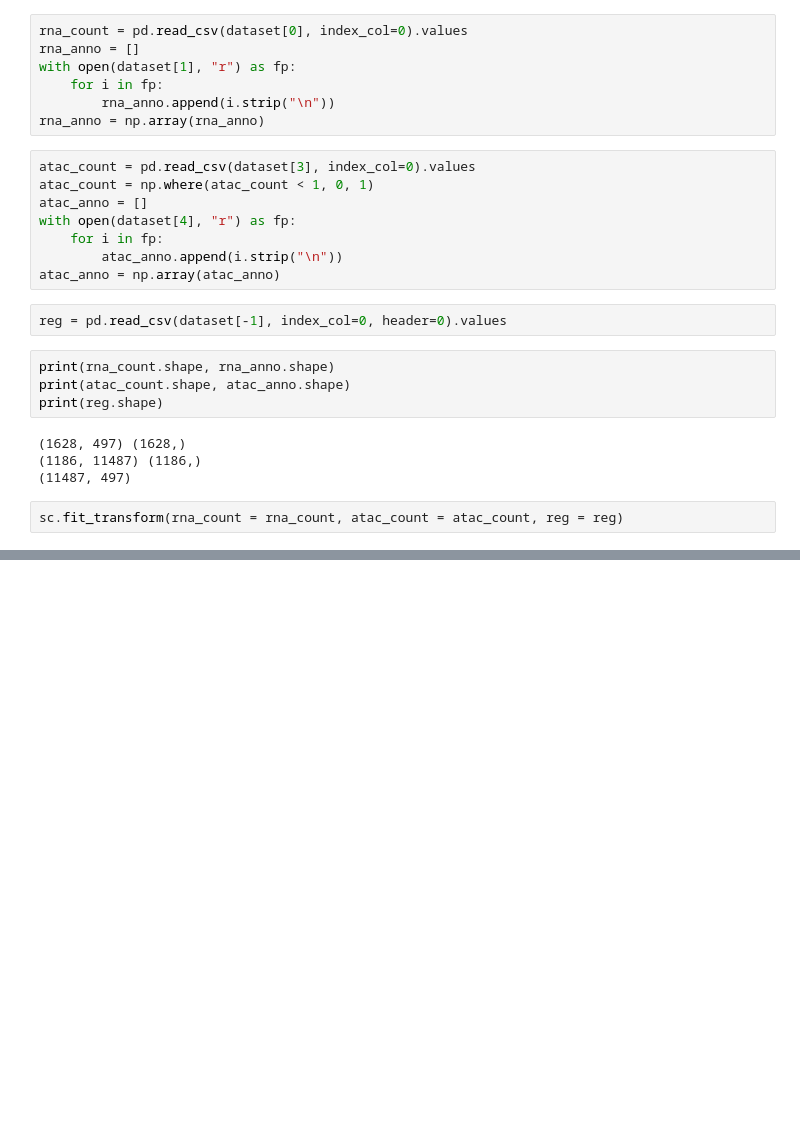
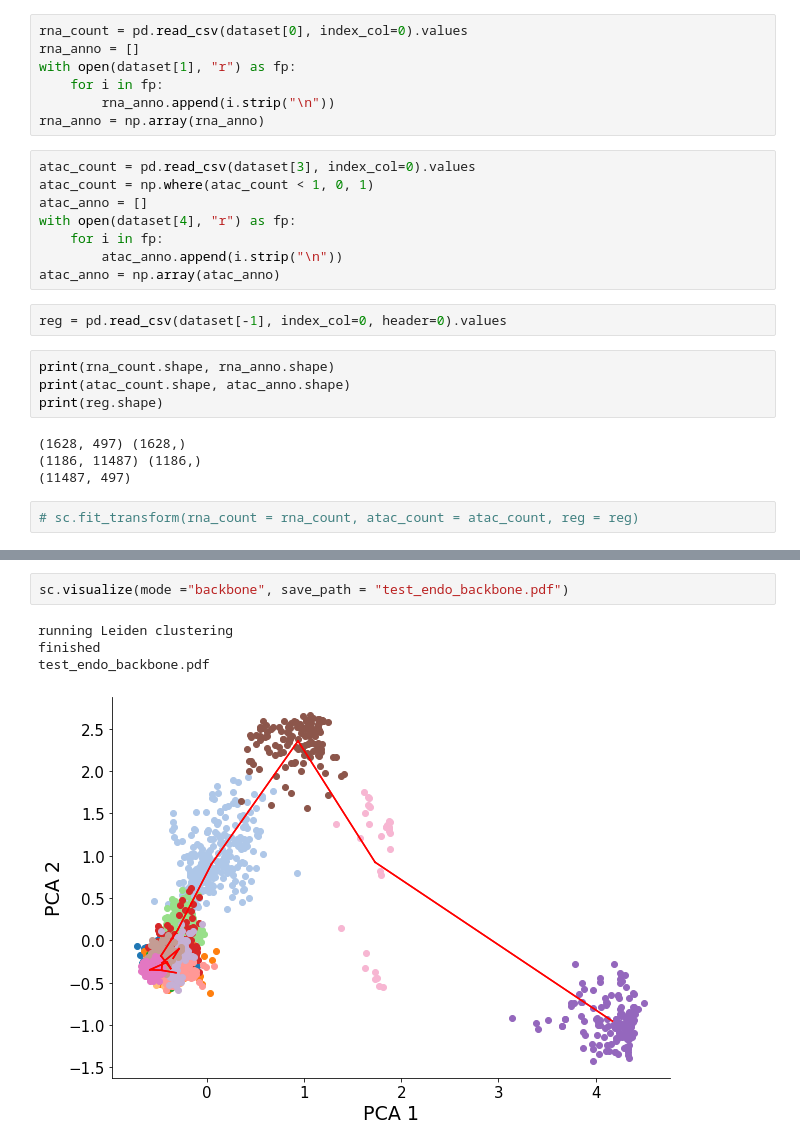
Before and after one commit to PeterZZQ/scDART, a Jupyter notebook: newdemo.ipynb, the cells around one changed output, grey strips where cells are left out. Cells and saved outputs as stored; diff of their text form; blank space fills up the shorter version.

```diff
--- a/newdemo.ipynb
+++ b/newdemo.ipynb
@@ -41,7 +34,7 @@ print(reg.shape)
 (1186, 11487) (1186,)
 (11487, 497)
 # %%
-sc.fit_transform(rna_count = rna_count, atac_count = atac_count, reg = reg)
+# sc.fit_transform(rna_count = rna_count, atac_count = atac_count, reg = reg)
 # %% [output]
 Loaded dataset
 Device:  cuda
@@ -137,0 +144,7 @@ Model loaded
+# %%
+sc.visualize(mode ="backbone", save_path = "test_endo_backbone.pdf")
+# %% [output]
+running Leiden clustering
+finished
+test_endo_backbone.pdf
+[figure, added]
```
Also changed, not shown: parts of 12 cells of this notebook, 6 other files.
